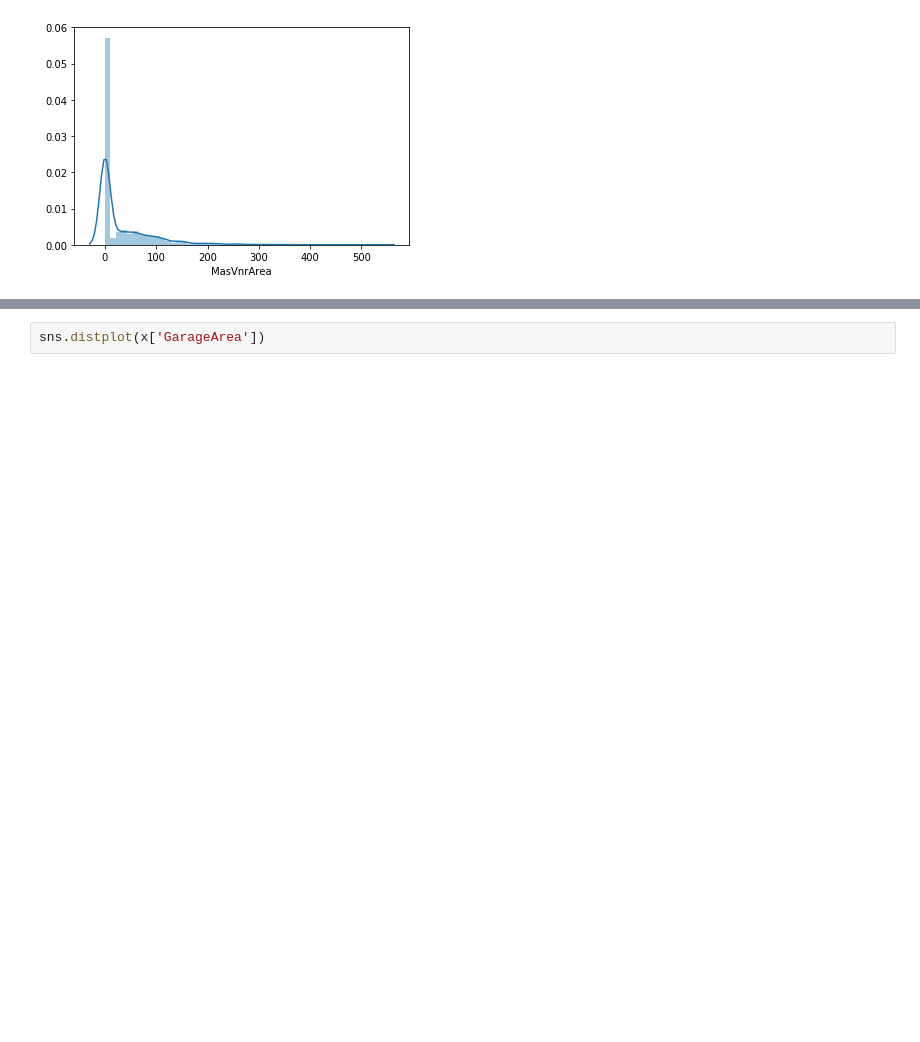
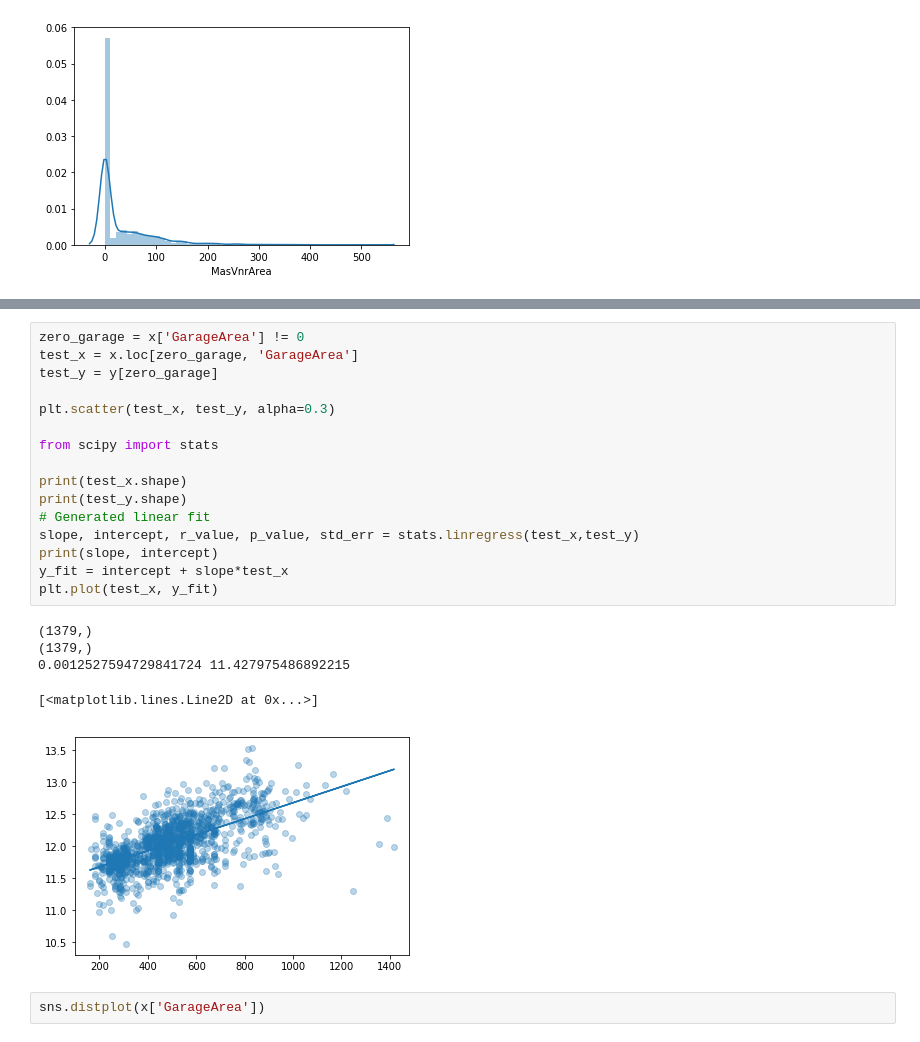
Before and after one commit to strachan/house_pricing_prediction, a Jupyter notebook: missing_values.ipynb, the cells around one changed output, grey strips where cells are left out. Cells and saved outputs as stored; diff of their text form; blank space fills up the shorter version.

```diff
--- a/missing_values.ipynb
+++ b/missing_values.ipynb
@@ -249,3 +338,25 @@ plt.scatter(x['GarageArea'], y, alpha=0.3)
+# %%
+zero_garage = x['GarageArea'] != 0
+test_x = x.loc[zero_garage, 'GarageArea']
+test_y = y[zero_garage]
+
+plt.scatter(test_x, test_y, alpha=0.3)
+
+from scipy import stats
+
+print(test_x.shape)
+print(test_y.shape)
+# Generated linear fit
+slope, intercept, r_value, p_value, std_err = stats.linregress(test_x,test_y)
+print(slope, intercept)
+y_fit = intercept + slope*test_x
+plt.plot(test_x, y_fit)
+# %% [output]
+(1379,)
+(1379,)
+0.0012527594729841724 11.427975486892215
+[<matplotlib.lines.Line2D at 0x...>]
+[figure, added]
 # %%
 sns.distplot(x['GarageArea'])
 # %% [output]
```
Also changed, not shown: parts of 31 cells of this notebook.
